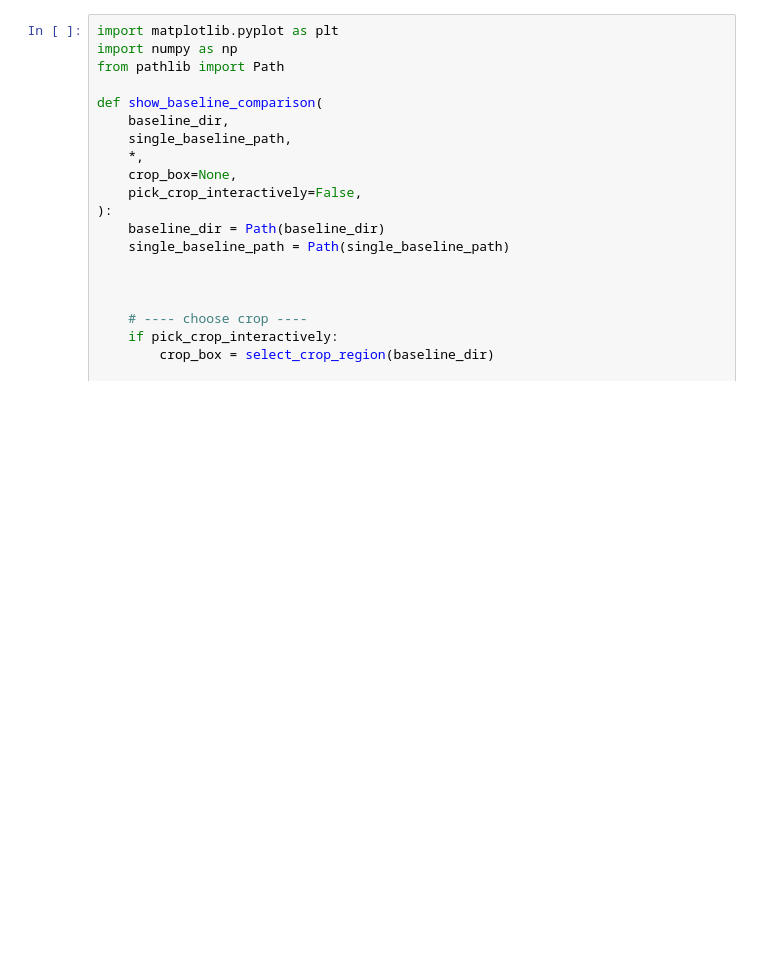
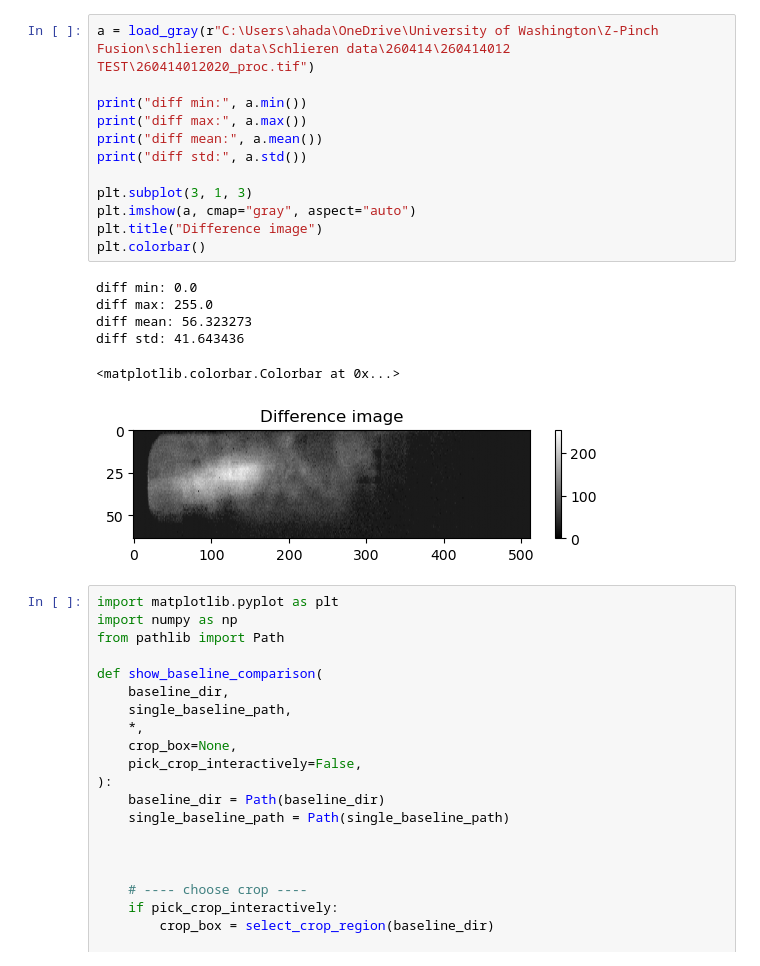
Before and after one commit to ahad-notes/zap-hd-uw, a Jupyter notebook: schlieren/schlieren_processing_pipeline.ipynb, the cells around one changed output. Drawn from its saved outputs; the diff is of its cells as text; blank space fills up the shorter version.

```diff
--- a/schlieren/schlieren_processing_pipeline.ipynb
+++ b/schlieren/schlieren_processing_pipeline.ipynb
@@ -713,3 +838,22 @@ x=74, y=254, w=742, h=100
+# %%
+a = load_gray(r"C:\Users\ahada\OneDrive\University of Washington\Z-Pinch Fusion\schlieren data\Schlieren data\260414\260414012 TEST\260414012020_proc.tif")
+
+print("diff min:", a.min())
+print("diff max:", a.max())
+print("diff mean:", a.mean())
+print("diff std:", a.std())
+
+plt.subplot(3, 1, 3)
+plt.imshow(a, cmap="gray", aspect="auto")
+plt.title("Difference image")
+plt.colorbar()
+# %% [output]
+diff min: 0.0
+diff max: 255.0
+diff mean: 56.323273
+diff std: 41.643436
+<matplotlib.colorbar.Colorbar at 0x...>
+[figure, added]
 # %%
 import matplotlib.pyplot as plt
 import numpy as np
```
Also changed, not shown: parts of 6 cells of this notebook, 1 other file.
